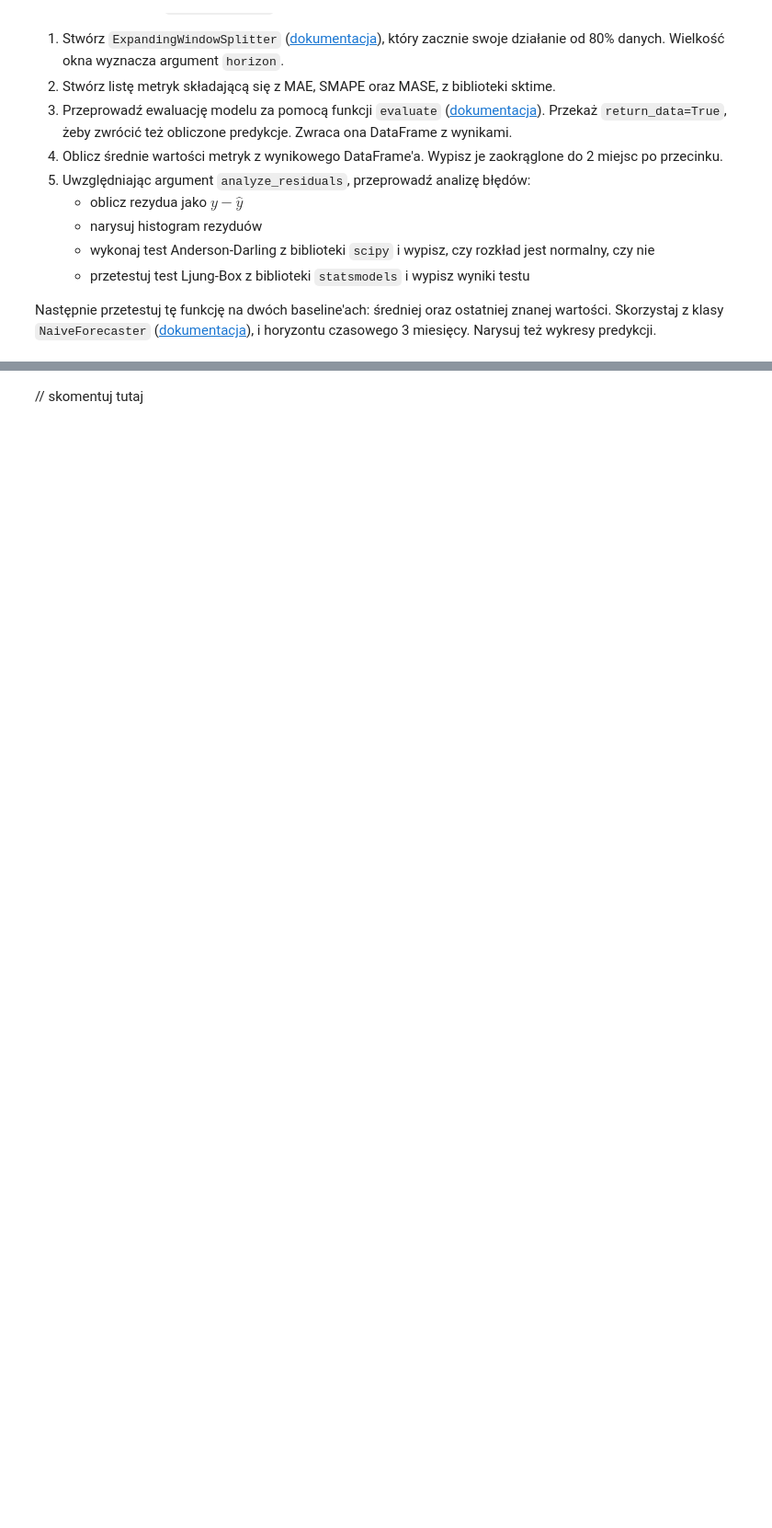
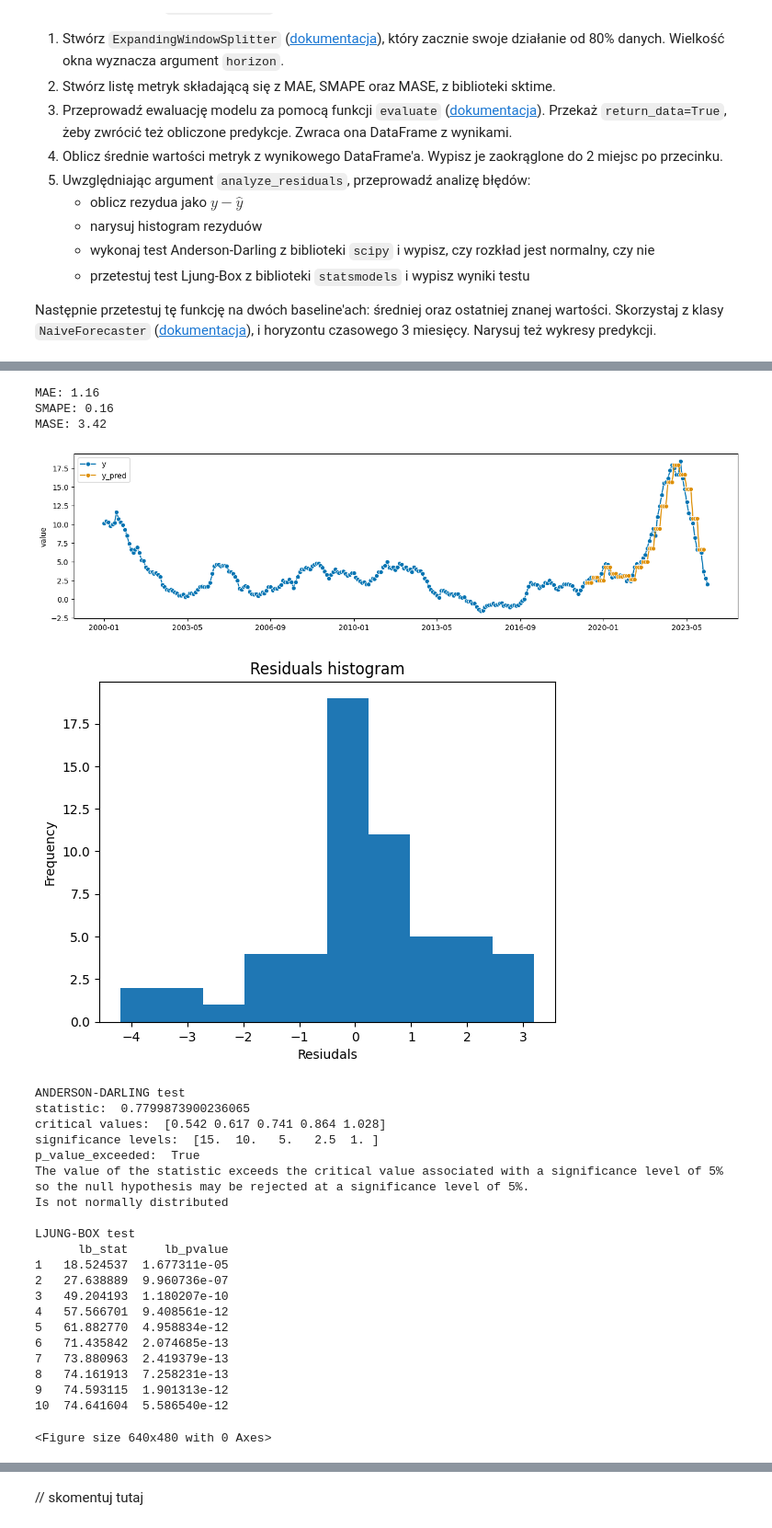
Before and after one commit to basiav/ML-Intro-Course-AGH, a Jupyter notebook: lab7/notebook_empty.ipynb, the cells around one changed output, grey strips where cells are left out. Shown at 92% size. Saved outputs shown, nothing was run; the diff lists cells and outputs as text; code cells hidden in the pictures; blank space fills up the shorter version.

```diff
--- a/lab7/notebook_empty.ipynb
+++ b/lab7/notebook_empty.ipynb
@@ -481,3 +361,32 @@ MASE: 14.39
+# %%
+evaluate_model(naive_forecaster_last, df, horizon=3, plot_forecasts=True, analyze_residuals=True)
+# %% [output]
+MAE: 1.16
+SMAPE: 0.16
+MASE: 3.42
+[figure, added]
+[figure, added]
+ANDERSON-DARLING test
+statistic:  0.7799873900236065
+critical values:  [0.542 0.617 0.741 0.864 1.028]
+significance levels:  [15.  10.   5.   2.5  1. ]
+p_value_exceeded:  True
+The value of the statistic exceeds the critical value associated with a significance level of 5% so the null hypothesis may be rejected at a significance level of 5%.
+Is not normally distributed
+
+LJUNG-BOX test
+      lb_stat     lb_pvalue
+1   18.524537  1.677311e-05
+2   27.638889  9.960736e-07
+3   49.204193  1.180207e-10
+4   57.566701  9.408561e-12
+5   61.882770  4.958834e-12
+6   71.435842  2.074685e-13
+7   73.880963  2.419379e-13
+8   74.161913  7.258231e-13
+9   74.593115  1.901313e-12
+10  74.641604  5.586540e-12
+<Figure size 640x480 with 0 Axes>
 # %% [markdown]
 Mamy już pierwsze baseline'y, wyniki z nich wyglądają dość solidnie. Zobaczmy, czy ETS albo ARIMA będą w stanie je przebić.
 
```
Also changed, not shown: parts of 22 cells of this notebook.
